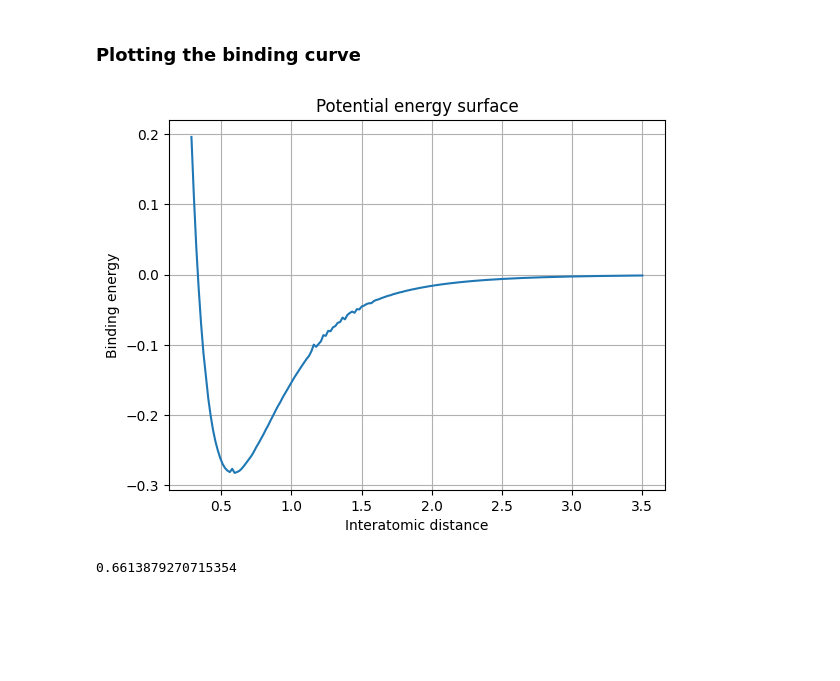
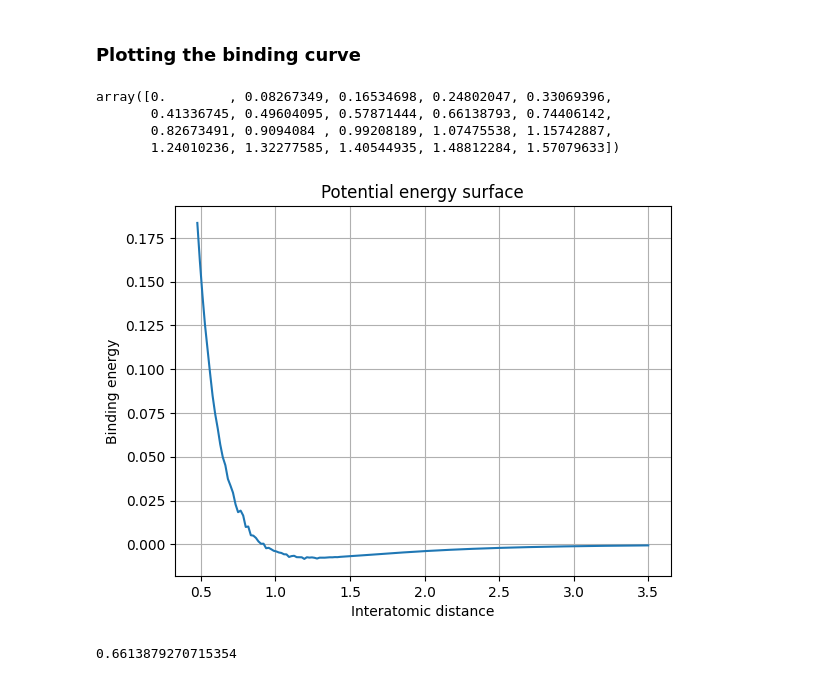
Before and after one commit to MatthieuSarkis/Long-range-intermolecular-interactions-on-a-continuous-variable-quantum-computer, a Jupyter notebook: driver.ipynb, the cells around one changed output. Drawn from its saved outputs; the diff is of its cells as text; code cells hidden in the pictures; blank space fills up the shorter version.

```diff
--- a/driver.ipynb
+++ b/driver.ipynb
@@ -185,15 +179,25 @@ entropy_array.astype('float32').tofile(os.path.join(mathematica_dir, 'entropies.
 renyi_entropy_array.astype('float32').tofile(os.path.join(mathematica_dir, 'renyi_entropies.dat'))
 # %% [markdown]
 ### Plotting the binding curve
+# %%
+startingDistance = [1, 2, 3, 5, 7, 8, 10, 12, 15, 18, 24, 22, 18, 17, 17, 16, 21, 25, 24] # starting at the first non-parallel angle
+# %%
+thetas
+# %% [output]
+array([0.        , 0.08267349, 0.16534698, 0.24802047, 0.33069396,
+       0.41336745, 0.49604095, 0.57871444, 0.66138793, 0.74406142,
+       0.82673491, 0.9094084 , 0.99208189, 1.07475538, 1.15742887,
+       1.24010236, 1.32277585, 1.40544935, 1.48812284, 1.57079633])
 # %%
-start = 11
+angle_idx = 12
+start = startingDistance[angle_idx - 1]
 
 plot_binding_curve(
     distance_array=distances[start:],
-    binding_energy_array=binding_energies[8, start:]
+    binding_energy_array=binding_energies[angle_idx, start:]
 )
 # %% [output]
-[figure, old version]
+[figure, new version]
 # %%
 thetas[8]
 # %% [output]
```
Also changed, not shown: parts of 12 cells of this notebook, 2 other files.
